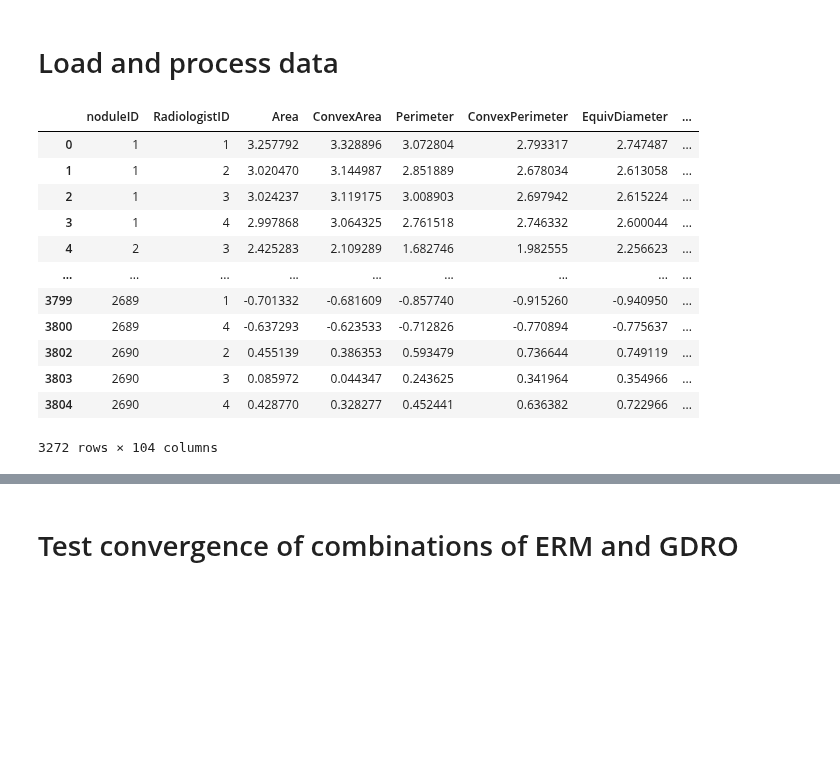
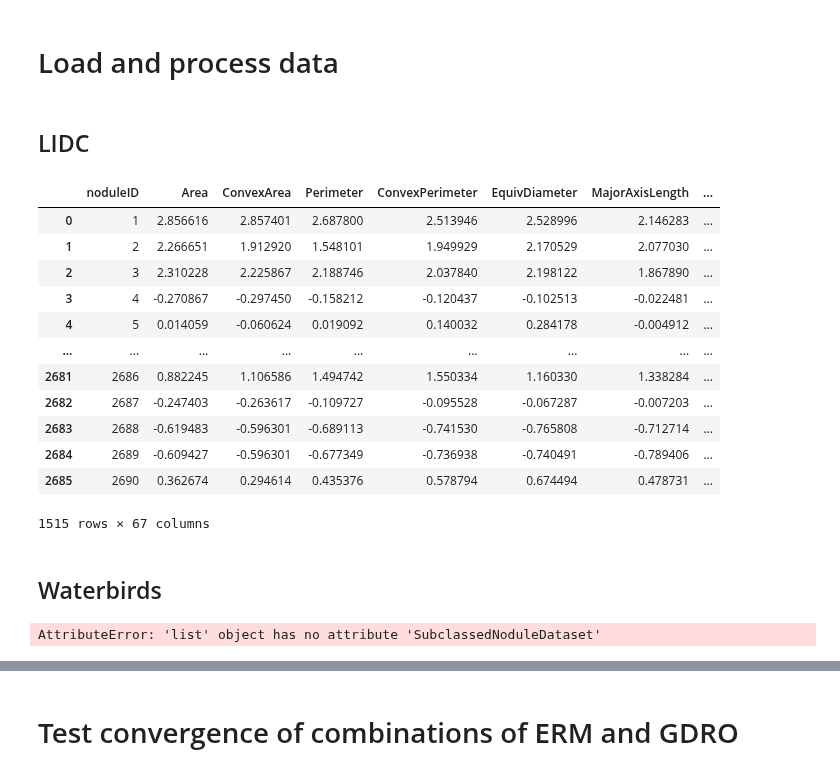
Before and after one commit to mtzig/LIDC_GDRO, a Jupyter notebook: notebooks/run_test.ipynb, the cells around one changed output, grey strips where cells are left out. Saved outputs shown, nothing was run; the diff lists cells and outputs as text; code cells hidden in the pictures; blank space fills up the shorter version.

```diff
--- a/notebooks/run_test.ipynb
+++ b/notebooks/run_test.ipynb
@@ -42,21 +29,25 @@ hparams = {"groupdro_eta": 0.05, "mix_eta": 0.05}
 # %% [markdown]
 # Load and process data
+# %% [markdown]
+## LIDC
 # %%
-df = data_util.preprocess_data(*data_util.load_data())
+# get LIDC data
+
+df = data_util.preprocess_data(*data_util.load_lidc())
 df
 # %% [output]
-|  | noduleID | RadiologistID | Area | ConvexArea | Perimeter | ConvexPerimeter | EquivDiameter | ... |
-| 0 | 1 | 1 | 3.257792 | 3.328896 | 3.072804 | 2.793317 | 2.747487 | ... |
-| 1 | 1 | 2 | 3.020470 | 3.144987 | 2.851889 | 2.678034 | 2.613058 | ... |
-| 2 | 1 | 3 | 3.024237 | 3.119175 | 3.008903 | 2.697942 | 2.615224 | ... |
-| 3 | 1 | 4 | 2.997868 | 3.064325 | 2.761518 | 2.746332 | 2.600044 | ... |
-| 4 | 2 | 3 | 2.425283 | 2.109289 | 1.682746 | 1.982555 | 2.256623 | ... |
+|  | noduleID | Area | ConvexArea | Perimeter | ConvexPerimeter | EquivDiameter | MajorAxisLength | ... |
+| 0 | 1 | 2.856616 | 2.857401 | 2.687800 | 2.513946 | 2.528996 | 2.146283 | ... |
+| 1 | 2 | 2.266651 | 1.912920 | 1.548101 | 1.949929 | 2.170529 | 2.077030 | ... |
+| 2 | 3 | 2.310228 | 2.225867 | 2.188746 | 2.037840 | 2.198122 | 1.867890 | ... |
+| 3 | 4 | -0.270867 | -0.297450 | -0.158212 | -0.120437 | -0.102513 | -0.022481 | ... |
+| 4 | 5 | 0.014059 | -0.060624 | 0.019092 | 0.140032 | 0.284178 | -0.004912 | ... |
 | ... | ... | ... | ... | ... | ... | ... | ... | ... |
-| 3799 | 2689 | 1 | -0.701332 | -0.681609 | -0.857740 | -0.915260 | -0.940950 | ... |
-| 3800 | 2689 | 4 | -0.637293 | -0.623533 | -0.712826 | -0.770894 | -0.775637 | ... |
-| 3802 | 2690 | 2 | 0.455139 | 0.386353 | 0.593479 | 0.736644 | 0.749119 | ... |
-| 3803 | 2690 | 3 | 0.085972 | 0.044347 | 0.243625 | 0.341964 | 0.354966 | ... |
-| 3804 | 2690 | 4 | 0.428770 | 0.328277 | 0.452441 | 0.636382 | 0.722966 | ... |
+| 2681 | 2686 | 0.882245 | 1.106586 | 1.494742 | 1.550334 | 1.160330 | 1.338284 | ... |
+| 2682 | 2687 | -0.247403 | -0.263617 | -0.109727 | -0.095528 | -0.067287 | -0.007203 | ... |
+| 2683 | 2688 | -0.619483 | -0.596301 | -0.689113 | -0.741530 | -0.765808 | -0.712714 | ... |
+| 2684 | 2689 | -0.609427 | -0.596301 | -0.677349 | -0.736938 | -0.740491 | -0.789406 | ... |
+| 2685 | 2690 | 0.362674 | 0.294614 | 0.435376 | 0.578794 | 0.674494 | 0.478731 | ... |
-3272 rows × 104 columns
+1515 rows × 67 columns
 # %%
 # get train/test flags
@@ -70,0 +59,2 @@ test_df = df[df.index.isin(train_test[train_test["dataset"] == "test"].index.val
+# %% [markdown]
+## Waterbirds
@@ -70,0 +65,21 @@ test_df = df[df.index.isin(train_test[train_test["dataset"] == "test"].index.val
+# %%
+# this one takes a while
+
+convert_resize = transforms.Compose([transforms.ToTensor(), transforms.Resize((100, 100), antialias=True)])
+
+train_df, val_df, test_df = [metadata_df[metadata_df['split'] == split] for split in [0, 1, 2]]
+
+dataset_list = []
+
+for df in [train_df, val_df, test_df]:
+    image_tensors = []
+    for image_path in df['img_filename']:
+        image_tensors.append(convert_resize(Image.open('data/waterbirds_v1.0/' + image_path)))
+
+    X = torch.stack(image_tensors)
+    y = torch.LongTensor(df['y'].values)
+    c = torch.LongTensor((2 * df['y'] + df['place']).values)
+
+    dataset_list.append(datasets.SubclassedNoduleDataset(X, y, c))
+# %% [output]
+AttributeError: 'list' object has no attribute 'SubclassedNoduleDataset'
```
Also changed, not shown: parts of 28 cells of this notebook, 4 other files.
